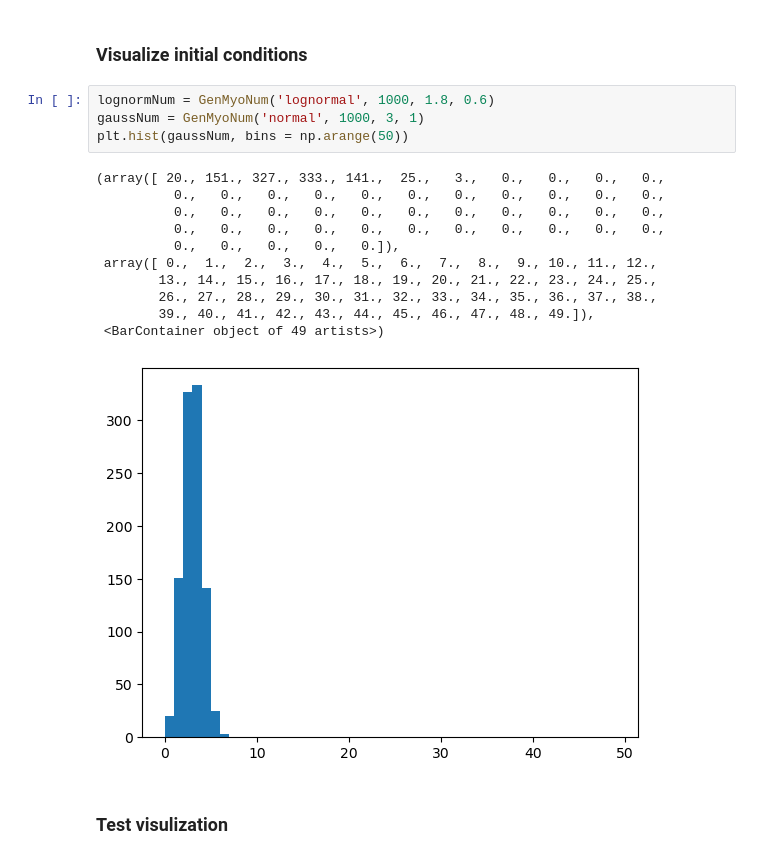
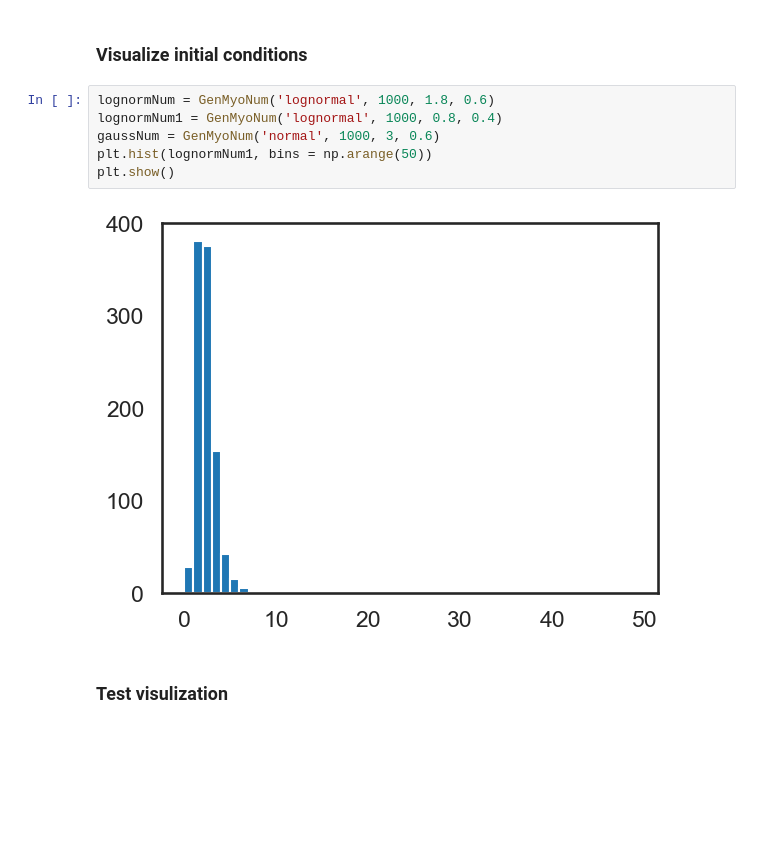
Before and after one commit to WHChou/Myosin-cluster-simulation, a Jupyter notebook: MyosinBinding_v2.ipynb, the cells around one changed output. Saved outputs shown, nothing was run; the diff lists cells and outputs as text; blank space fills up the shorter version.

```diff
--- a/MyosinBinding_v2.ipynb
+++ b/MyosinBinding_v2.ipynb
@@ -154,20 +154,12 @@ def runSimulation(numGrid, numMyosin, MyosinNum, ActinThick, actinBiasVal, myosi
 ### Visualize initial conditions
 # %%
 lognormNum = GenMyoNum('lognormal', 1000, 1.8, 0.6)
-gaussNum = GenMyoNum('normal', 1000, 3, 1)
-plt.hist(gaussNum, bins = np.arange(50))
+lognormNum1 = GenMyoNum('lognormal', 1000, 0.8, 0.4)
+gaussNum = GenMyoNum('normal', 1000, 3, 0.6)
+plt.hist(lognormNum1, bins = np.arange(50))
+plt.show()
 # %% [output]
-(array([ 20., 151., 327., 333., 141.,  25.,   3.,   0.,   0.,   0.,   0.,
-          0.,   0.,   0.,   0.,   0.,   0.,   0.,   0.,   0.,   0.,   0.,
-          0.,   0.,   0.,   0.,   0.,   0.,   0.,   0.,   0.,   0.,   0.,
-          0.,   0.,   0.,   0.,   0.,   0.,   0.,   0.,   0.,   0.,   0.,
-          0.,   0.,   0.,   0.,   0.]),
- array([ 0.,  1.,  2.,  3.,  4.,  5.,  6.,  7.,  8.,  9., 10., 11., 12.,
-        13., 14., 15., 16., 17., 18., 19., 20., 21., 22., 23., 24., 25.,
-        26., 27., 28., 29., 30., 31., 32., 33., 34., 35., 36., 37., 38.,
-        39., 40., 41., 42., 43., 44., 45., 46., 47., 48., 49.]),
- <BarContainer object of 49 artists>)
-[figure, old version]
+[figure, new version]
 # %% [markdown]
 ### Test visulization
 # %%
```
Also changed, not shown: parts of 6 cells of this notebook, 1 other file.
